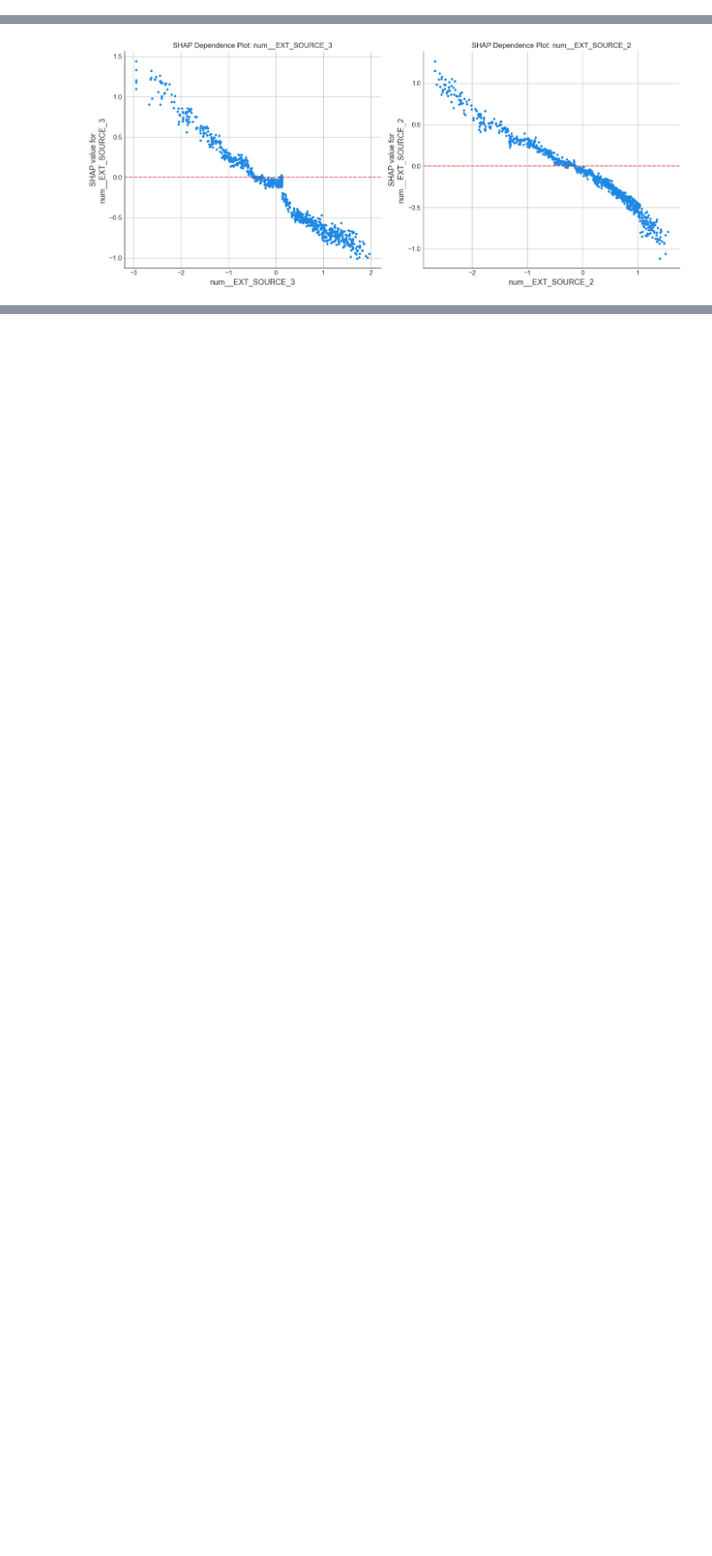
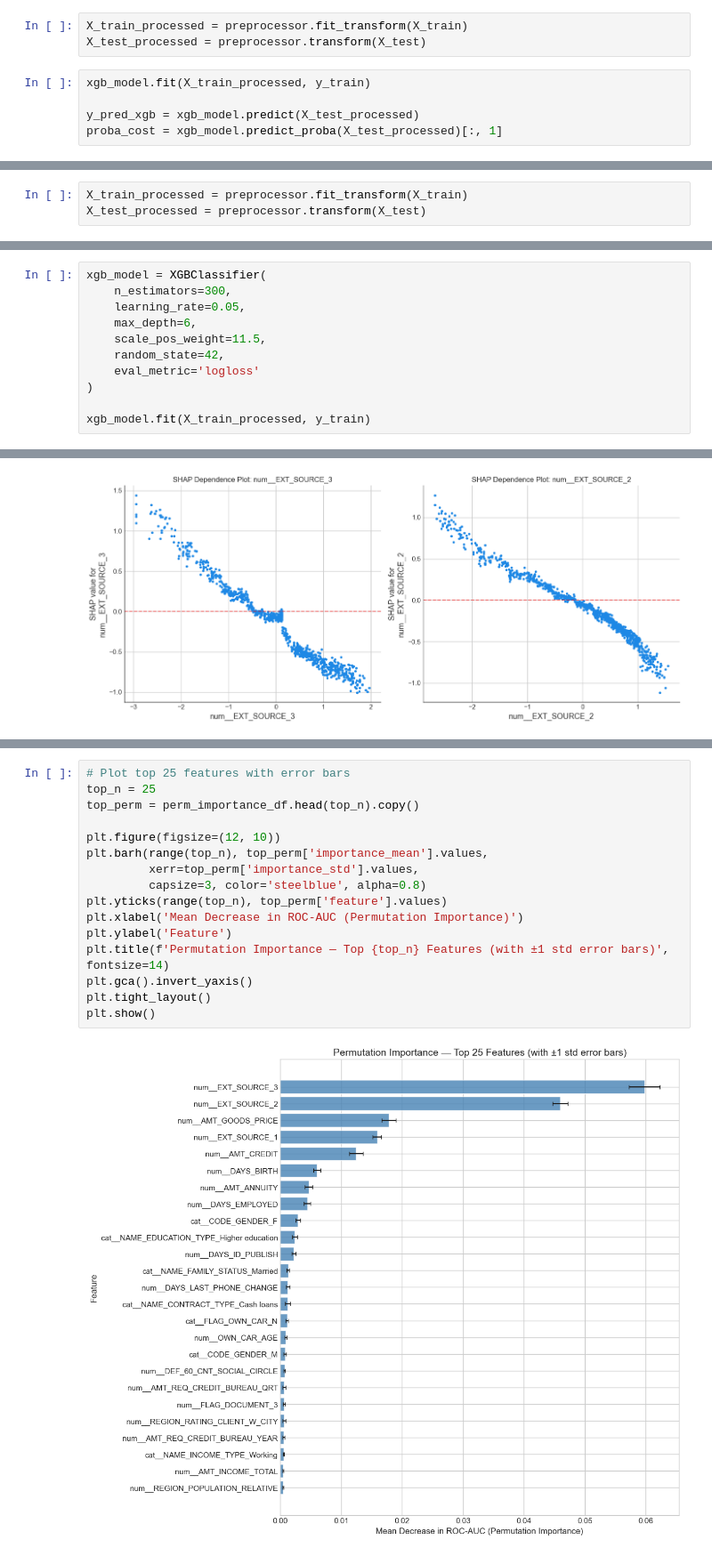
Before and after one commit to KimutaiHub/Loan-Default-Risk-Predictions, a Jupyter notebook: loan_default_risk_prediction.ipynb, the cells around one changed output, grey strips where cells are left out. Shown at 89% size. Cells and saved outputs as stored; diff of their text form; blank space fills up the shorter version.

Commit message:
Modeling

```diff
--- a/loan_default_risk_prediction.ipynb
+++ b/loan_default_risk_prediction.ipynb
@@ -1999,0 +2005,8 @@ Minimum total cost: $22,079,000.00
+# %%
+X_train_processed = preprocessor.fit_transform(X_train)
+X_test_processed = preprocessor.transform(X_test)
+# %%
+xgb_model.fit(X_train_processed, y_train)
+
+y_pred_xgb = xgb_model.predict(X_test_processed)
+proba_cost = xgb_model.predict_proba(X_test_processed)[:, 1]
@@ -1999,0 +2020,3 @@ Minimum total cost: $22,079,000.00
+# %%
+X_train_processed = preprocessor.fit_transform(X_train)
+X_test_processed = preprocessor.transform(X_test)
@@ -1999,0 +2029,11 @@ Minimum total cost: $22,079,000.00
+# %%
+xgb_model = XGBClassifier(
+    n_estimators=300,
+    learning_rate=0.05,
+    max_depth=6,
+    scale_pos_weight=11.5,
+    random_state=42,
+    eval_metric='logloss'
+)
+
+xgb_model.fit(X_train_processed, y_train)
@@ -2874,0 +3069,18 @@ plt.show()
+# %%
+# Plot top 25 features with error bars
+top_n = 25
+top_perm = perm_importance_df.head(top_n).copy()
+
+plt.figure(figsize=(12, 10))
+plt.barh(range(top_n), top_perm['importance_mean'].values,
+         xerr=top_perm['importance_std'].values,
+         capsize=3, color='steelblue', alpha=0.8)
+plt.yticks(range(top_n), top_perm['feature'].values)
+plt.xlabel('Mean Decrease in ROC-AUC (Permutation Importance)')
+plt.ylabel('Feature')
+plt.title(f'Permutation Importance — Top {top_n} Features (with ±1 std error bars)', fontsize=14)
+plt.gca().invert_yaxis()
+plt.tight_layout()
+plt.show()
+# %% [output]
+[figure, added]
```
Also changed, not shown: parts of 26 cells of this notebook.
